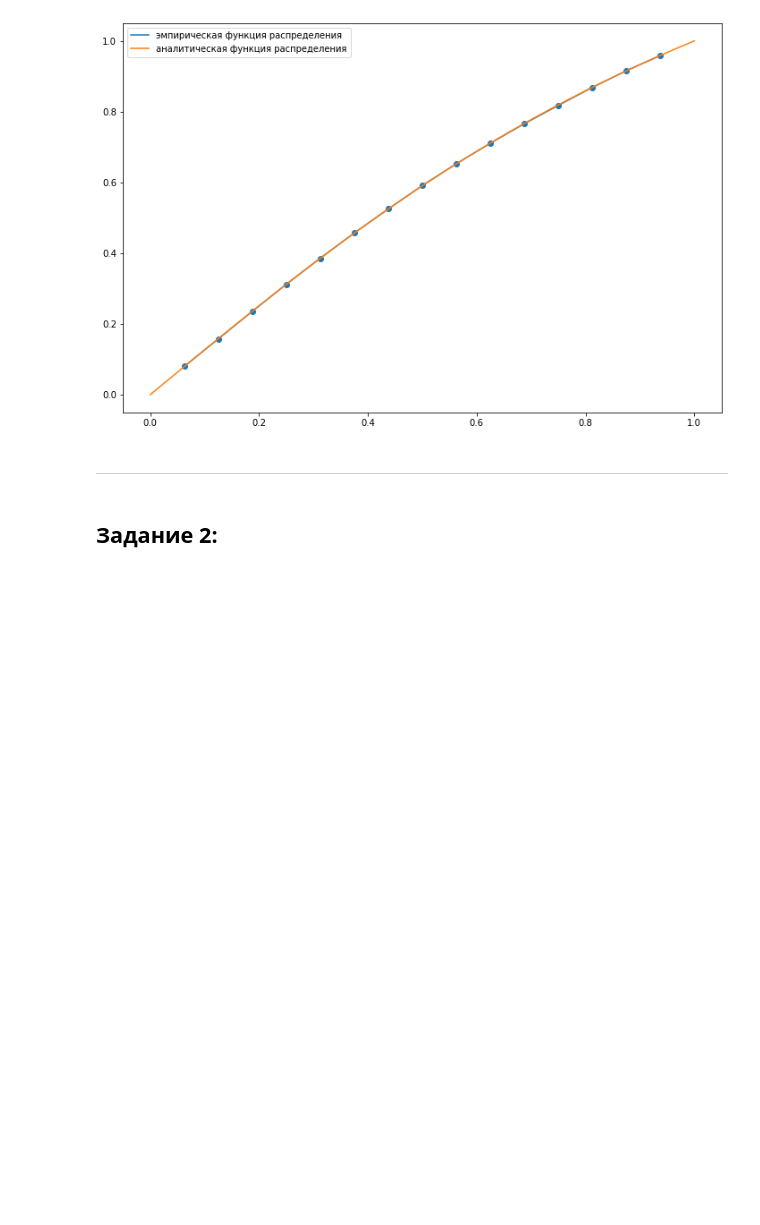
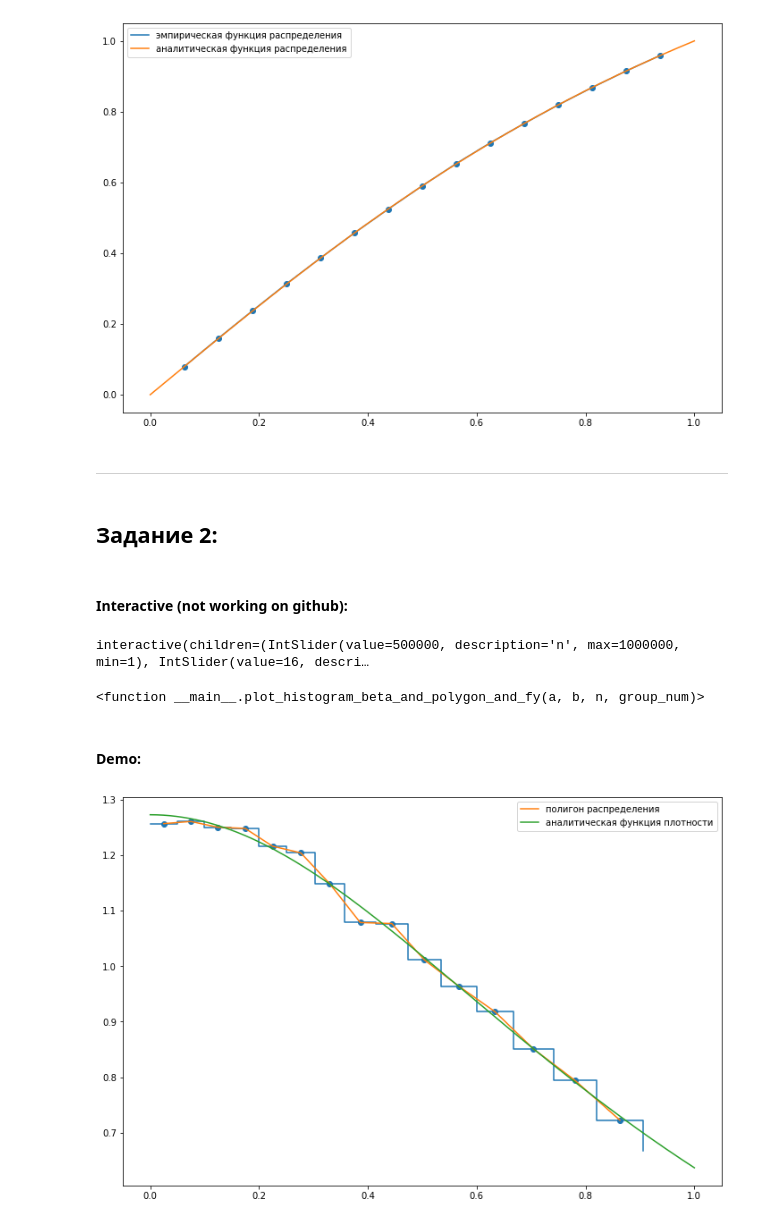
Before and after one commit to rosteeslove/bsuir-4th-term-python-stuff, a Jupyter notebook: math_stat/second_and_third.ipynb, the cells around one changed output. Drawn from its saved outputs; the diff is of its cells as text; code cells hidden in the pictures; blank space fills up the shorter version.

```diff
--- a/math_stat/second_and_third.ipynb
+++ b/math_stat/second_and_third.ipynb
@@ -193,0 +238,39 @@ plot_empirical_alpha(0, 1, 100000, 16, Fy_deduced)
+# %%
+def plot_histogram_beta_and_polygon_and_fy(a, b, n, group_num):
+    vs = generate_varseries(n)
+    hdata = histogram_data_beta(a, b, vs, group_num)
+    ps = [(hdata[i][0] + hdata[i+1][0]) / 2 for i in range(len(hdata) - 1)]
+
+    # plotting histogram:
+    plt.step([hd[0] for hd in hdata],
+             [hd[1] for hd in hdata],
+             where='post')
+
+    # plotting polygon:
+    plt.scatter(ps,
+                [hd[1] for hd in hdata[:-1]])
+    plt.plot(ps,
+             [hd[1] for hd in hdata[:-1]],
+             label='полигон распределения')
+
+    # plotting analytic:
+    xs = np.linspace(a, b, 1000)
+    plt.plot(xs,
+             [fy_deduced(x) for x in xs],
+             label='аналитическая функция плотности')
+
+    plt.legend()
+    plt.show()
+# %% [markdown]
+#### Interactive (not working on github):
+# %%
+interact(plot_histogram_beta_and_polygon_and_fy, a=fixed(0), b=fixed(1), n=(1, 1000000), group_num=(1, 32))
+# %% [output]
+interactive(children=(IntSlider(value=500000, description='n', max=1000000, min=1), IntSlider(value=16, descri…
+<function __main__.plot_histogram_beta_and_polygon_and_fy(a, b, n, group_num)>
+# %% [markdown]
+#### Demo:
+# %%
+plot_histogram_beta_and_polygon_and_fy(0, 1, 100000, 16)
+# %% [output]
+[figure, added]
```
Also changed, not shown: parts of 4 cells of this notebook.
